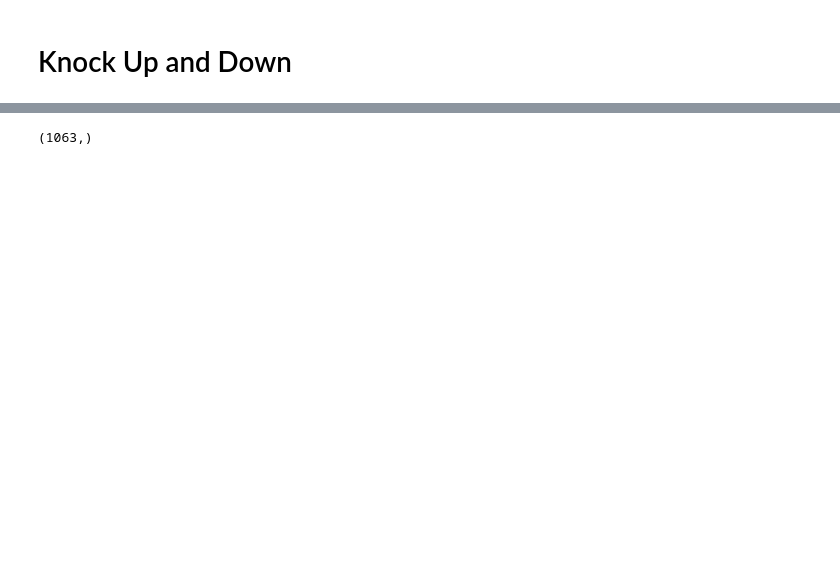
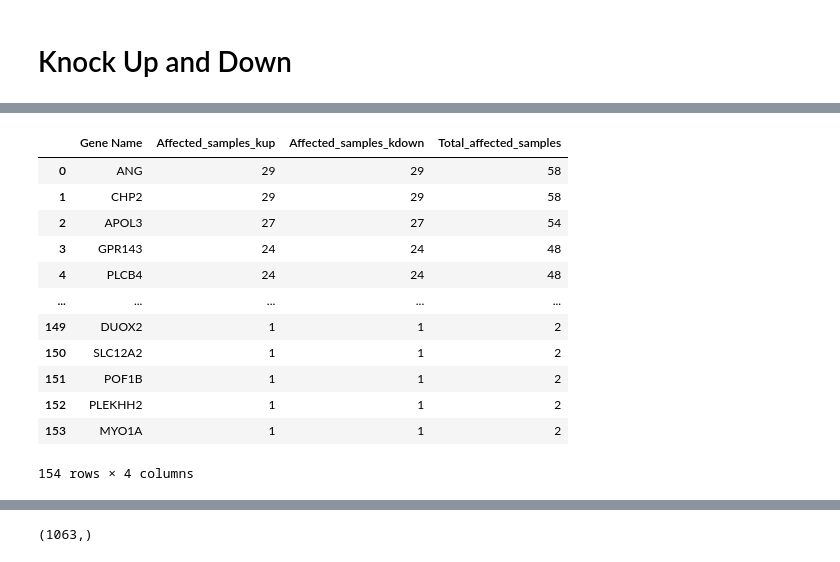
Before and after one commit to xandri99/GCNN_paper_adaptation, a Jupyter notebook: results_analysis.ipynb, the cells around one changed output, grey strips where cells are left out. Saved outputs shown, nothing was run; the diff lists cells and outputs as text; code cells hidden in the pictures; blank space fills up the shorter version.

```diff
--- a/results_analysis.ipynb
+++ b/results_analysis.ipynb
@@ -141,3 +141,19 @@ print(gene_effects_df)
+# %%
+gene_effects_df
+# %% [output]
+|  | Gene Name | Affected_samples_kup | Affected_samples_kdown | Total_affected_samples |
+| 0 | ANG | 29 | 29 | 58 |
+| 1 | CHP2 | 29 | 29 | 58 |
+| 2 | APOL3 | 27 | 27 | 54 |
+| 3 | GPR143 | 24 | 24 | 48 |
+| 4 | PLCB4 | 24 | 24 | 48 |
+| ... | ... | ... | ... | ... |
+| 149 | DUOX2 | 1 | 1 | 2 |
+| 150 | SLC12A2 | 1 | 1 | 2 |
+| 151 | POF1B | 1 | 1 | 2 |
+| 152 | PLEKHH2 | 1 | 1 | 2 |
+| 153 | MYO1A | 1 | 1 | 2 |
+154 rows × 4 columns
 # %%
 # Make a subset of genes with more consensus
 modules = gene_effects_df[gene_effects_df['Total_affected_samples'] > 25]
```
Also changed, not shown: parts of 7 cells of this notebook, 1 other file.
